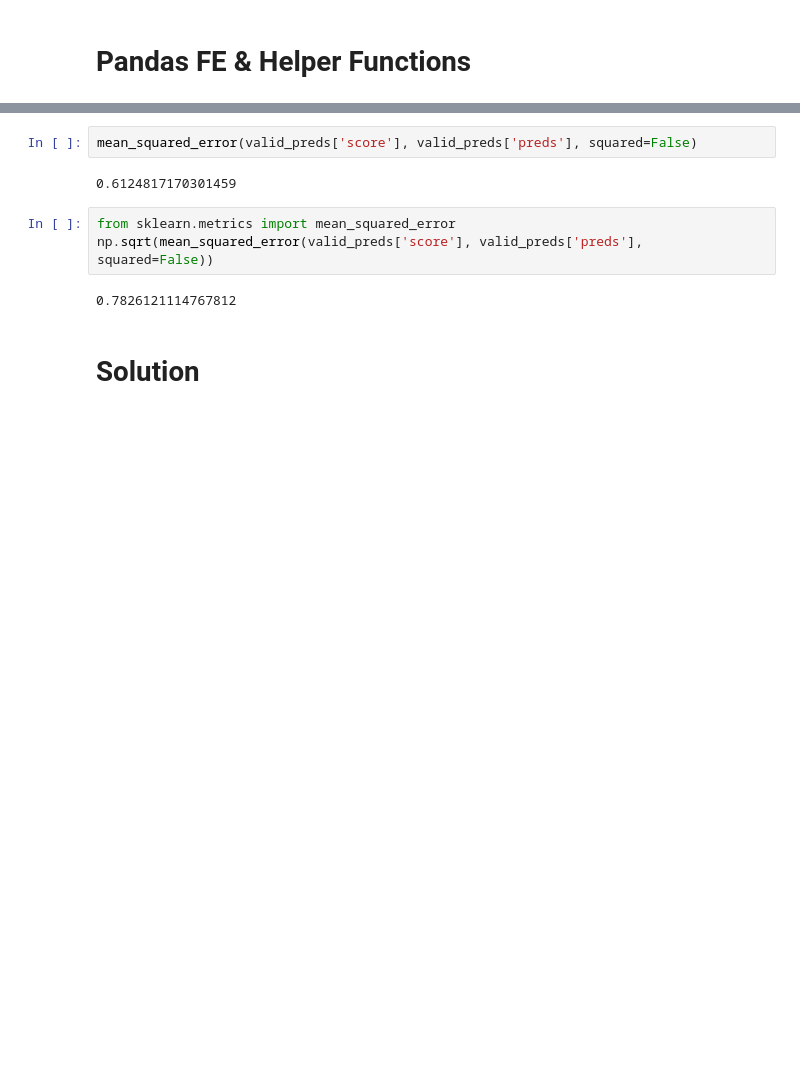
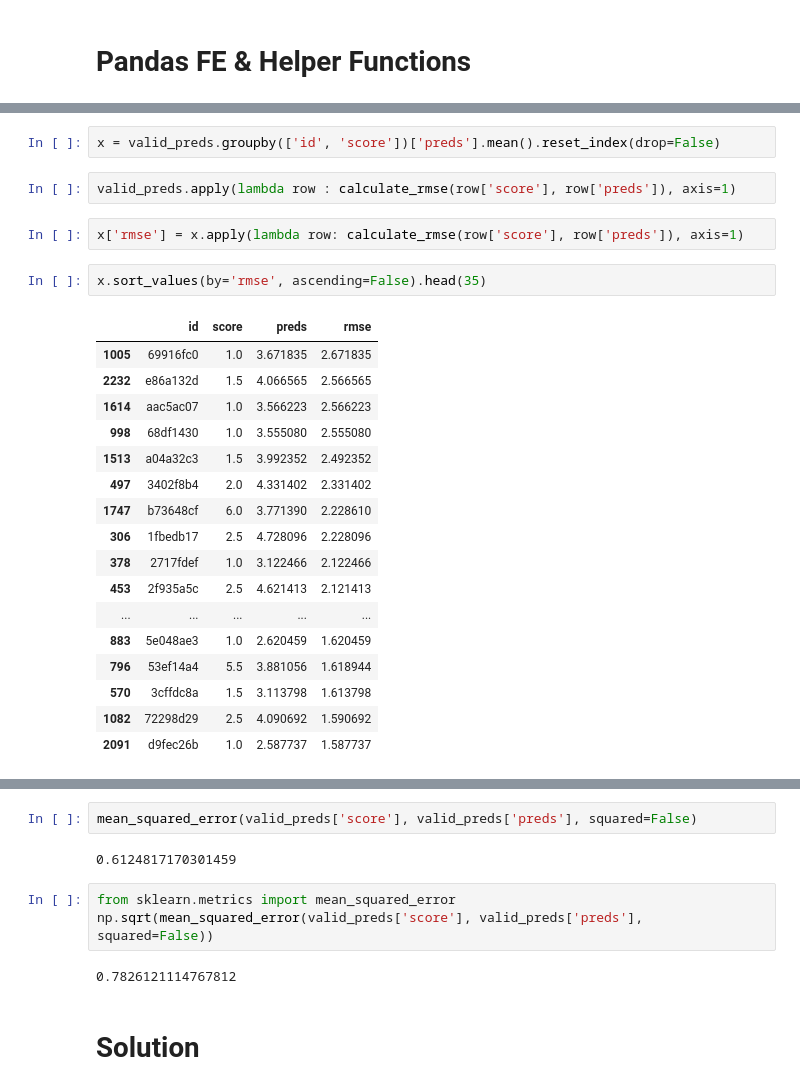
Before and after one commit to uallende/linking_writing_quality, a Jupyter notebook: Silver Bullet.ipynb, the cells around one changed output, grey strips where cells are left out. Saved outputs shown, nothing was run; the diff lists cells and outputs as text; blank space fills up the shorter version.

```diff
--- a/Silver Bullet.ipynb
+++ b/Silver Bullet.ipynb
@@ -325,0 +464,26 @@ Number of features: 165
+# %%
+x = valid_preds.groupby(['id', 'score'])['preds'].mean().reset_index(drop=False)
+# %%
+valid_preds.apply(lambda row : calculate_rmse(row['score'], row['preds']), axis=1)
+# %%
+x['rmse'] = x.apply(lambda row: calculate_rmse(row['score'], row['preds']), axis=1)
+# %%
+x.sort_values(by='rmse', ascending=False).head(35)
+# %% [output]
+|  | id | score | preds | rmse |
+| 1005 | 69916fc0 | 1.0 | 3.671835 | 2.671835 |
+| 2232 | e86a132d | 1.5 | 4.066565 | 2.566565 |
+| 1614 | aac5ac07 | 1.0 | 3.566223 | 2.566223 |
+| 998 | 68df1430 | 1.0 | 3.555080 | 2.555080 |
+| 1513 | a04a32c3 | 1.5 | 3.992352 | 2.492352 |
+| 497 | 3402f8b4 | 2.0 | 4.331402 | 2.331402 |
+| 1747 | b73648cf | 6.0 | 3.771390 | 2.228610 |
+| 306 | 1fbedb17 | 2.5 | 4.728096 | 2.228096 |
+| 378 | 2717fdef | 1.0 | 3.122466 | 2.122466 |
+| 453 | 2f935a5c | 2.5 | 4.621413 | 2.121413 |
+| ... | ... | ... | ... | ... |
+| 883 | 5e048ae3 | 1.0 | 2.620459 | 1.620459 |
+| 796 | 53ef14a4 | 5.5 | 3.881056 | 1.618944 |
+| 570 | 3cffdc8a | 1.5 | 3.113798 | 1.613798 |
+| 1082 | 72298d29 | 2.5 | 4.090692 | 1.590692 |
+| 2091 | d9fec26b | 1.0 | 2.587737 | 1.587737 |
```
Also changed, not shown: parts of 23 cells of this notebook, 11 other files.
